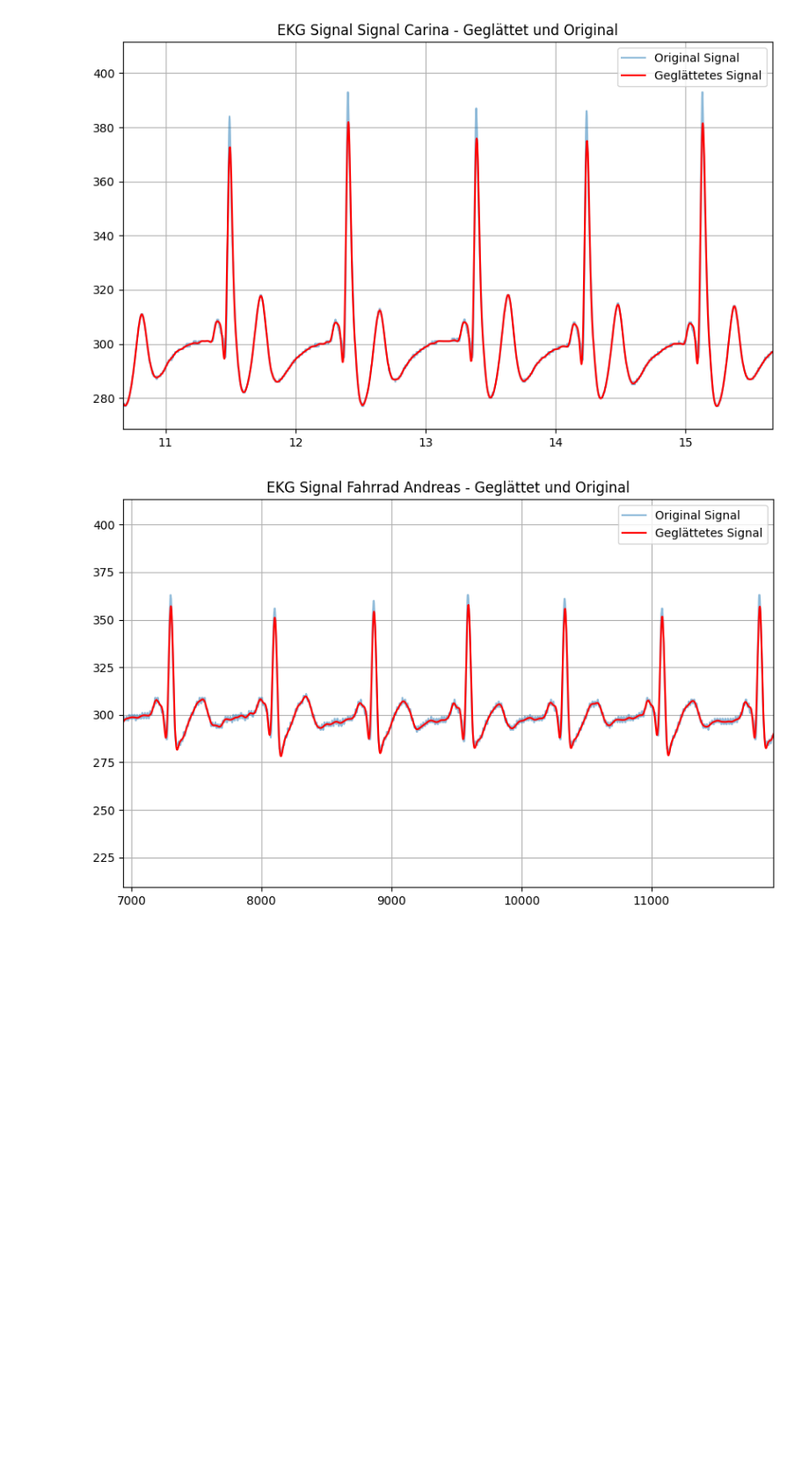
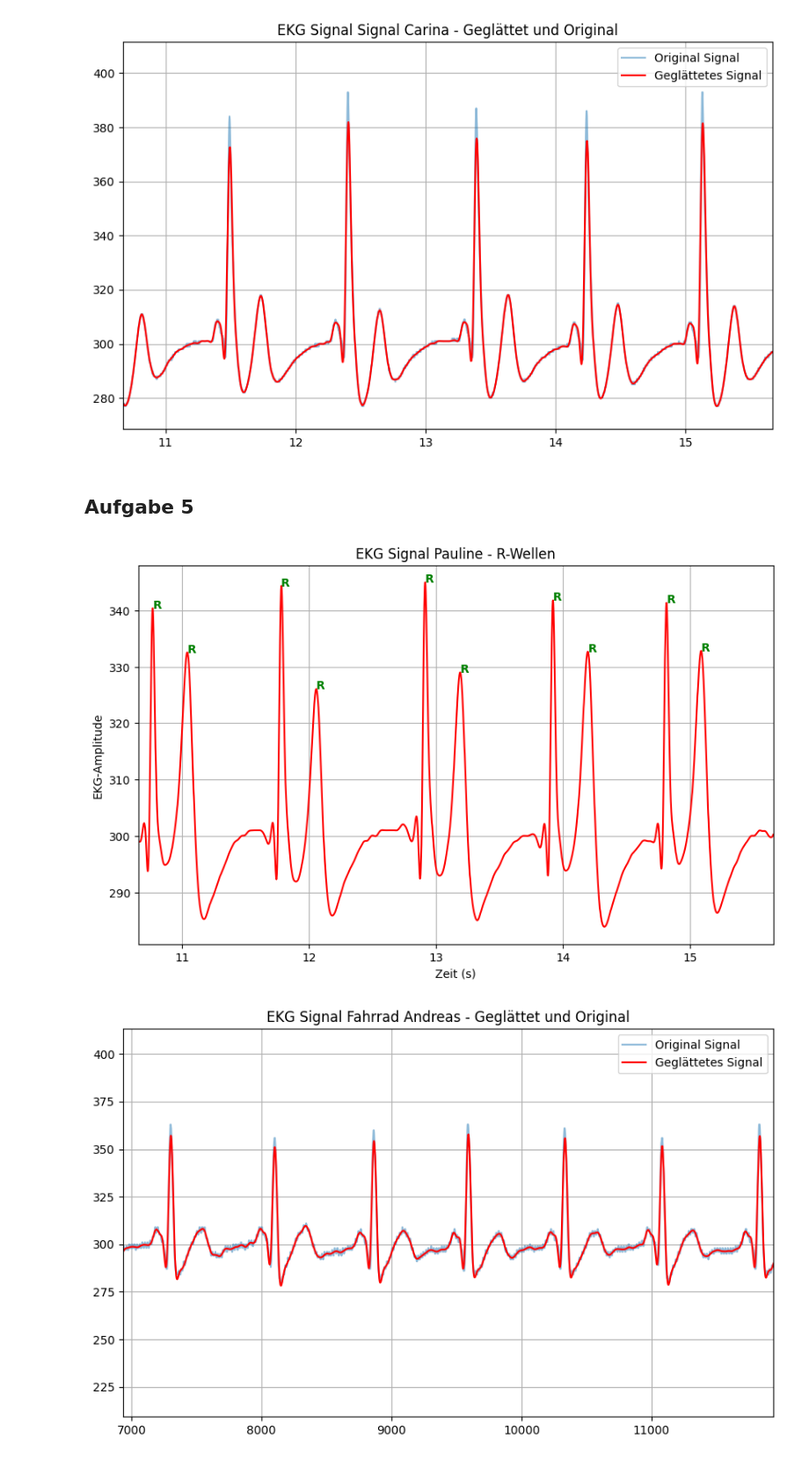
Before and after one commit to VPaulineC/Praktikum-2, a Jupyter notebook: Praktikum_2.ipynb, the cells around one changed output. Shown at 88% size. Drawn from its saved outputs; the diff is of its cells as text; code cells hidden in the pictures; blank space fills up the shorter version.

Commit message:
Aufgabe 5 fertig

```diff
--- a/Praktikum_2.ipynb
+++ b/Praktikum_2.ipynb
@@ -262,6 +262,64 @@ plt.xlim(start_time, end_time)
 plt.show()
 # %% [output]
 [figure]
+# %% [markdown]
+## Aufgabe 5
+# %%
+# Plot Ruhe Pauline
+df = pd.read_csv('lab2code1_Ruhe_Pauline.csv', sep = ';')
+time_ms = df['Millis']
+ecg=df['Value']
+
+#Zeit in Sekunden und Minuten
+time_sec = time_ms / 1000
+time_minutes = time_sec / 60
+
+#Signal glätten
+Wn=0.08
+b, a = sci.butter(4, Wn, 'low', analog=False)
+ecg_filtered = sci.filtfilt(b, a, ecg)
+
+time_sec= time_ms / 1000
+# Nur Daten für 5 Sekunden plotten
+start_time = time_sec.iloc[0]
+end_time = start_time + 5
+mask = (time_sec >= start_time) & (time_sec <= end_time)
+
+# Gefilterte Daten beschränken
+time_sec_plot = time_sec[mask]
+ecg_filtered_plot = ecg_filtered[mask]
+ecg_plot = ecg[mask]
+
+# R-Spitzen erkennen (z. B. für QRS-Komplex)
+distance = int(200 / (time_ms[1] - time_ms[0]))  # Mindestabstand (200ms in Samples)
+r_peaks, _ = sci.find_peaks(ecg_filtered, distance=distance, height=np.mean(ecg_filtered) + np.std(ecg_filtered))
+
+
+# Plotten der EKG-Daten mit verbesserten Markierungen
+plt.figure(figsize=(10, 6))
+#plt.plot(time_sec_plot, ecg_plot, label='Original Signal', alpha=0.5)
+plt.plot(time_sec_plot, ecg_filtered_plot, label='Geglättetes Signal', color='red')
+
+
+# R-Spitzen als Buchstaben markieren
+for r in r_peaks:
+    if start_time <= time_sec[r] <= end_time:
+        plt.text(time_sec[r], ecg_filtered[r], 'R', color='green', fontsize=10, fontweight='bold')
+
+
+# Legende anpassen (verhindert doppelte Labels)
+handles, labels = plt.gca().get_legend_handles_labels()
+by_label = dict(zip(labels, handles))
+#plt.legend(by_label.values(), by_label.keys())
+
+plt.title('EKG Signal Pauline - R-Wellen')
+plt.xlabel('Zeit (s)')
+plt.ylabel('EKG-Amplitude')
+plt.grid()
+plt.xlim(start_time, end_time)
+plt.show()
+# %% [output]
+[figure, added]
 # %%
 # Plot Fahrrad Andreas
 df = pd.read_csv('lab2code1_Fahrrad_Andreas.csv', sep = ';')
```
Also changed, not shown: parts of 1 cell of this notebook.
